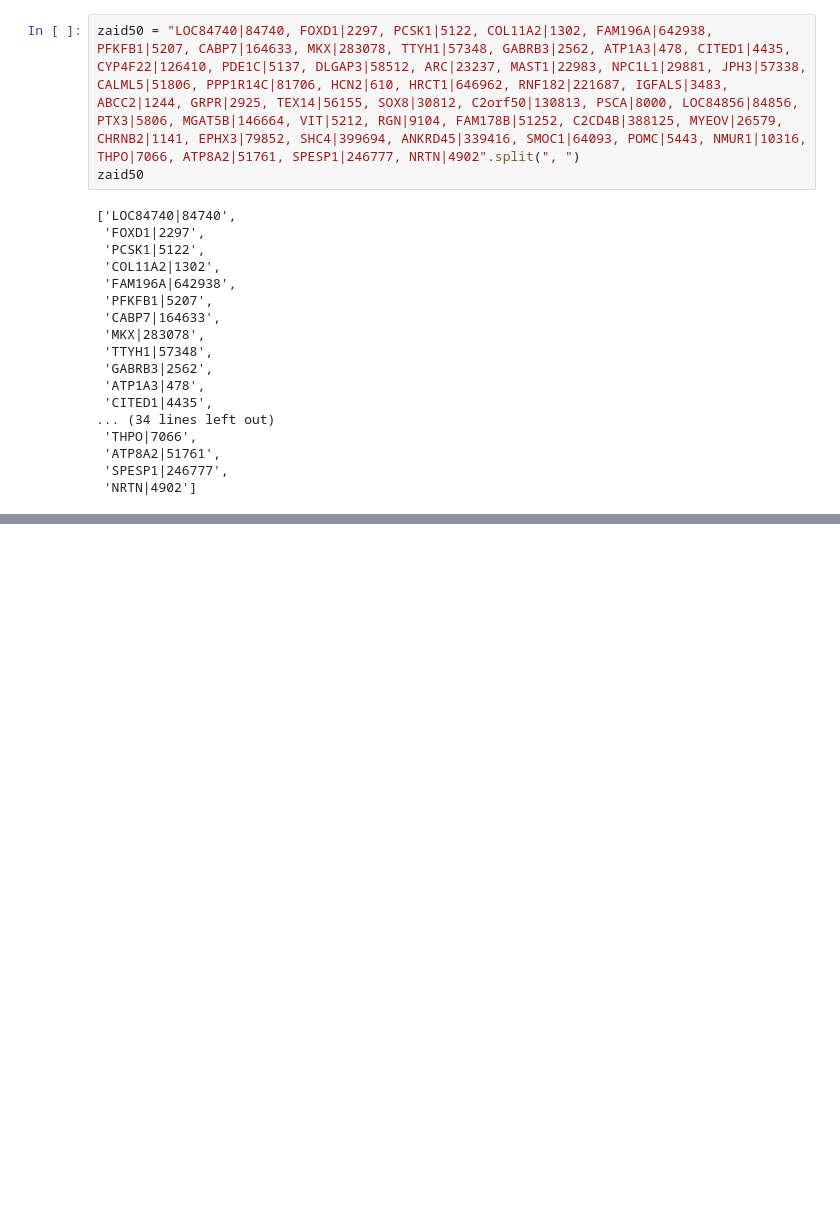
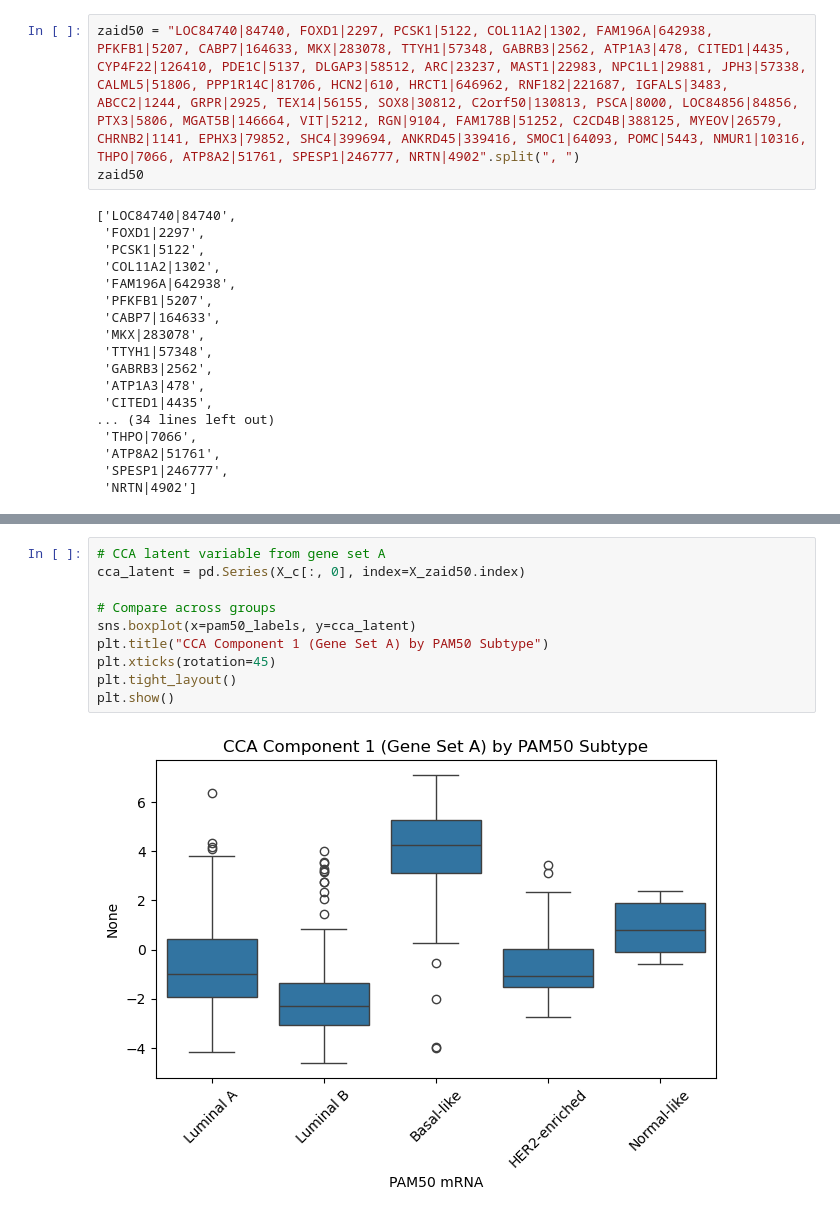
Before and after one commit to CNsquared/breast-cancer-team-1, a Jupyter notebook: Project1/check_zaid50.ipynb, the cells around one changed output, grey strips where cells are left out. Cells and saved outputs as stored; diff of their text form; blank space fills up the shorter version.

```diff
--- a/Project1/check_zaid50.ipynb
+++ b/Project1/check_zaid50.ipynb
@@ -621,0 +439,12 @@ cos_sim = cosine_similarity([A_mean], [B_mean])[0, 0]
+# %%
+# CCA latent variable from gene set A
+cca_latent = pd.Series(X_c[:, 0], index=X_zaid50.index)
+
+# Compare across groups
+sns.boxplot(x=pam50_labels, y=cca_latent)
+plt.title("CCA Component 1 (Gene Set A) by PAM50 Subtype")
+plt.xticks(rotation=45)
+plt.tight_layout()
+plt.show()
+# %% [output]
+[figure, added]
```
Also changed, not shown: parts of 42 cells of this notebook, 5 other files.
